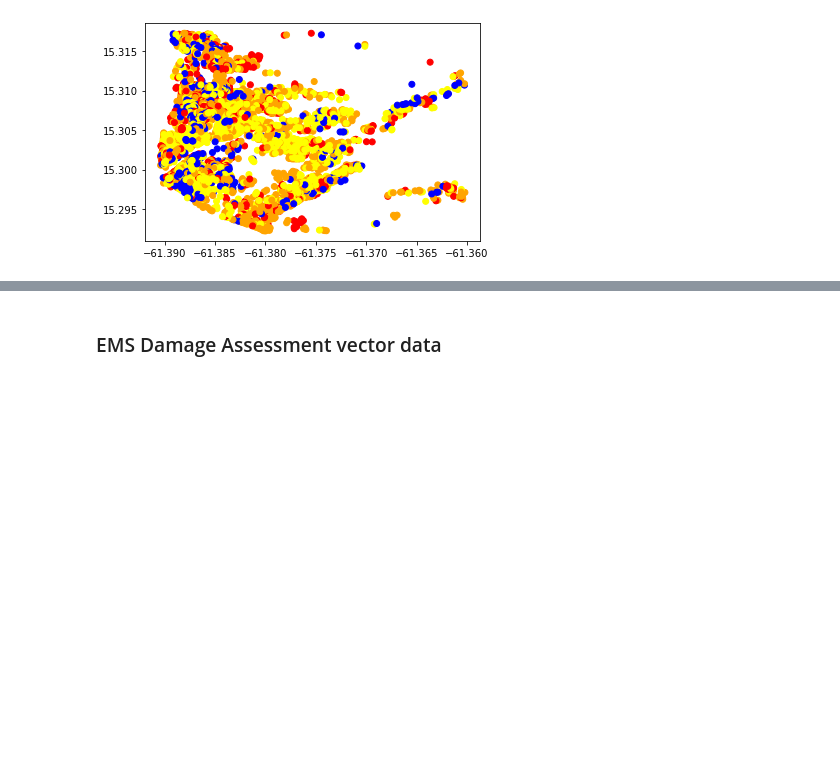
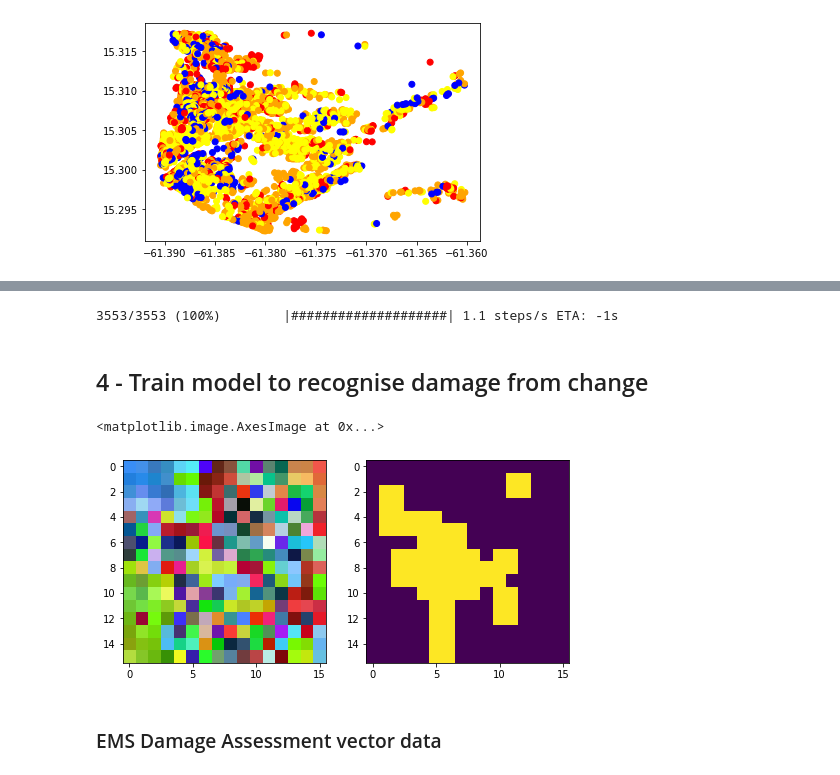
Before and after one commit to ai4er-cdt/gtc-exposure, a Jupyter notebook: notebooks/change_detection.ipynb, the cells around one changed output, grey strips where cells are left out. Cells and saved outputs as stored; diff of their text form; code cells hidden in the pictures; blank space fills up the shorter version.

Commit message:
tfrecords for change detection

```diff
--- a/notebooks/change_detection.ipynb
+++ b/notebooks/change_detection.ipynb
@@ -173,0 +174,15 @@ UnboundLocalError: local variable 'lat' referenced before assignment
+# %%
+# Get corresponding imagery from post-disaster shot
+p_samples = make_ground_dataset_from_polygons('dominicaDamage.geojson',
+                                              products='sentinel-2:L1C',
+                                              bands=["red green blue cloud-mask red-edge-2 red-edge-3 red-edge-4 nir swir1 swir2"],
+                                              resolution=10,
+                                              tilesize=16,
+                                              pad=0,
+                                              start_datetime='2017-10-01',
+                                              end_datetime='2017-11-01',
+                                              out_file='dominica_post.tfrecords')
+# %% [output]
+3553/3553 (100%)        |####################| 1.1 steps/s ETA: -1s
+# %% [markdown]
+## 4 - Train model to recognise damage from change
@@ -174,3 +202,40 @@ UnboundLocalError: local variable 'lat' referenced before assignment
+# %%
+def parse_example(example_proto):
+    image_features = tf.io.parse_single_example(example_proto, features)
+
+    img_height = tf.cast(image_features['image/height'], tf.int32)
+    img_width = tf.cast(image_features['image/width'], tf.int32)
+    img_channels = tf.cast(image_features['image/channels'], tf.int32)
+
+    target_height = tf.cast(image_features['target/height'], tf.int32)
+    target_width = tf.cast(image_features['target/width'], tf.int32)
+    target_channels = tf.cast(image_features['target/channels'], tf.int32)
+
+    image_raw = tf.reshape(tf.squeeze(image_features['image/image_data']),
+                           tf.stack([img_height, img_width, img_channels]))
+
+    target_raw = tf.reshape(tf.squeeze(image_features['target/target_data']),
+                            tf.stack([target_height, target_width, target_channels]))
+
+    return image_raw, target_raw
+# %%
+# Create a TFRecordDataset to read images from these TFRecords
+pre_data = tf.data.TFRecordDataset('dominica_pre.tfrecords') \
+           .map(parse_example, num_parallel_calls=4)
+post_data = tf.data.TFRecordDataset('dominica_post.tfrecords') \
+           .map(parse_example, num_parallel_calls=4)
+
+pre_viz = iter(pre_data.batch(1))
+post_viz = iter(post_data.batch(1))
+# %%
+# Visualize samples. You can re-run this cell to iterate through the dataset.
+img, trg = next(pre_viz)
+fig, ax = plt.subplots(1,2, figsize=(8,5))
+ax[0].imshow(img.numpy().astype(np.uint8)[0])
+ax[1].imshow(trg.numpy().astype(np.uint8)[0].squeeze())
+# %% [output]
+<matplotlib.image.AxesImage at 0x...>
+[figure, added]
 # %% [markdown]
 ### EMS Damage Assessment vector data
 # %%
```
Also changed, not shown: parts of 2 cells of this notebook.
